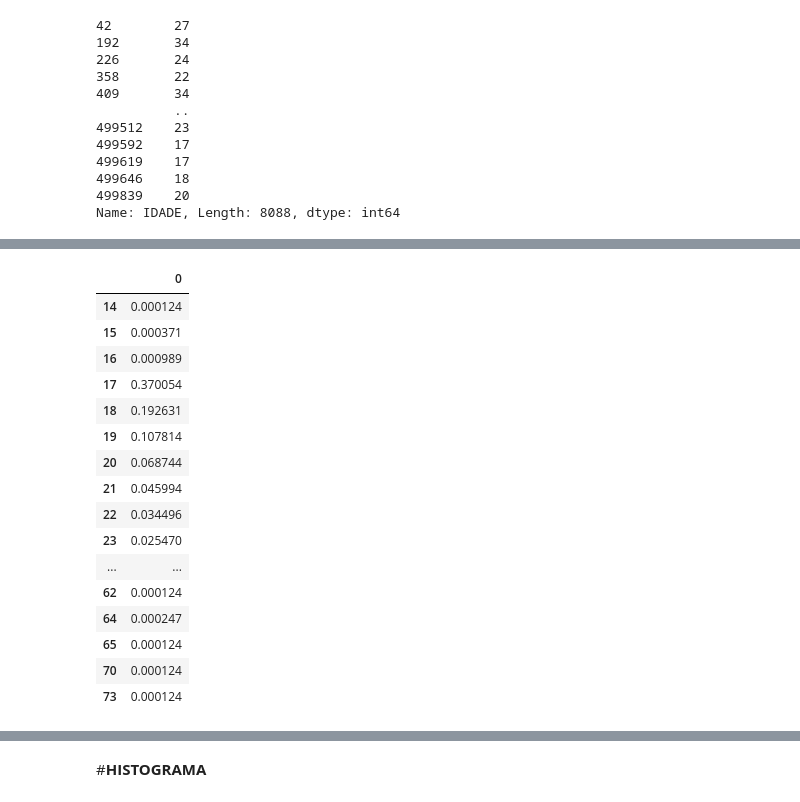
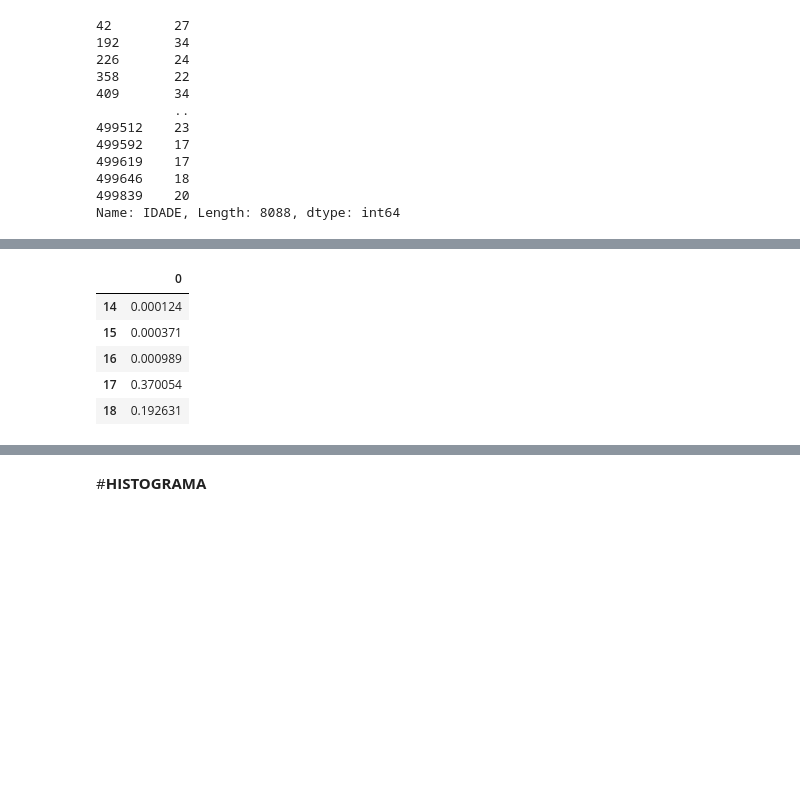
Before and after one commit to mateus-neres/Analise_estatistica_enem_2019, a Jupyter notebook: Distribuicao_De_Frequencia_Etapa03.ipynb, the cells around one changed output, grey strips where cells are left out. Drawn from its saved outputs; the diff is of its cells as text; code cells hidden in the pictures; blank space fills up the shorter version.

```diff
--- a/Distribuicao_De_Frequencia_Etapa03.ipynb
+++ b/Distribuicao_De_Frequencia_Etapa03.ipynb
@@ -122,23 +89,12 @@ freq_absoluta
 # %%
 freq_relativa = freq_absoluta / freq_absoluta.sum()
-freq_relativa
+freq_relativa.head()
 # %% [output]
 |  | 0 |
 | 14 | 0.000124 |
 | 15 | 0.000371 |
 | 16 | 0.000989 |
 | 17 | 0.370054 |
 | 18 | 0.192631 |
-| 19 | 0.107814 |
-| 20 | 0.068744 |
-| 21 | 0.045994 |
-| 22 | 0.034496 |
-| 23 | 0.025470 |
-| ... | ... |
-| 62 | 0.000124 |
-| 64 | 0.000247 |
-| 65 | 0.000124 |
-| 70 | 0.000124 |
-| 73 | 0.000124 |
 # %%
 freq_relativa_perc = freq_relativa * 100
```
Also changed, not shown: parts of 4 cells of this notebook.
